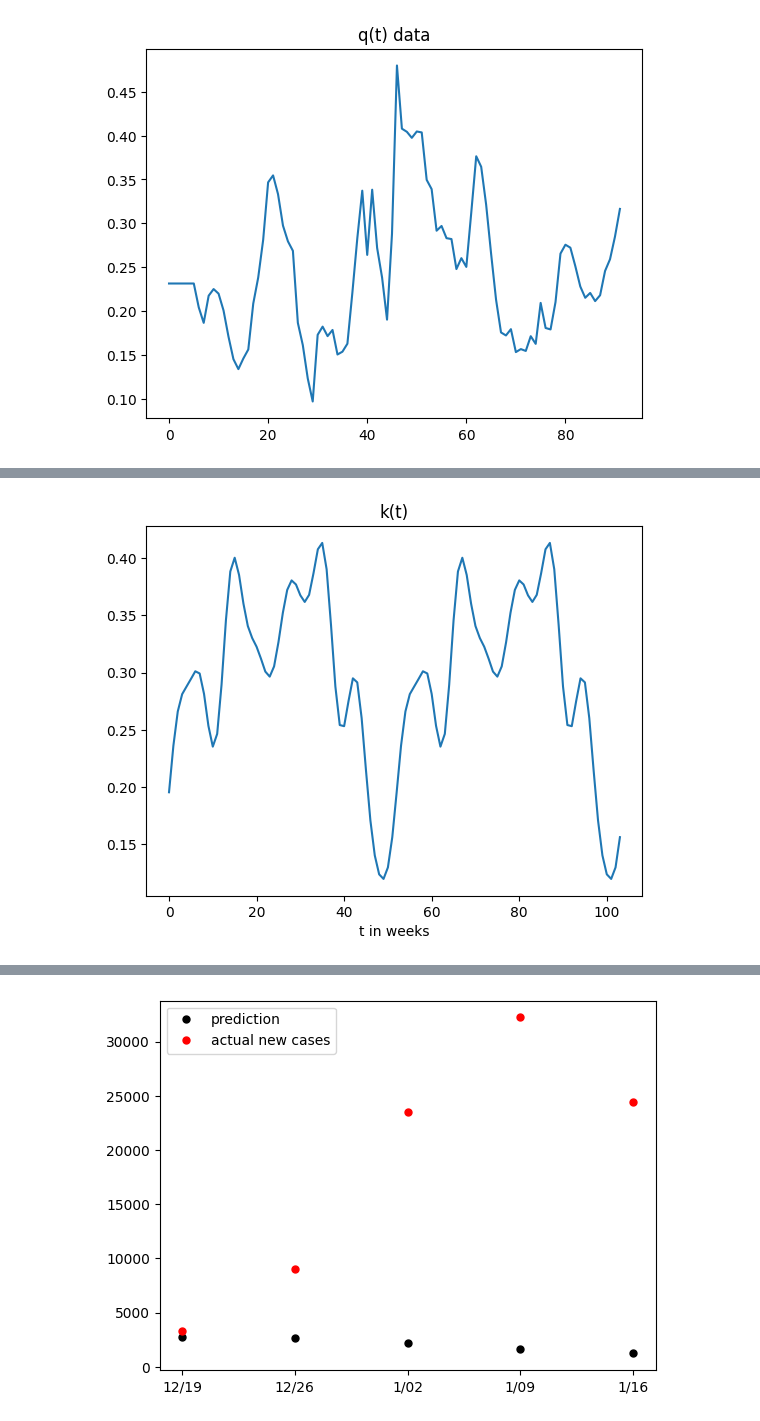
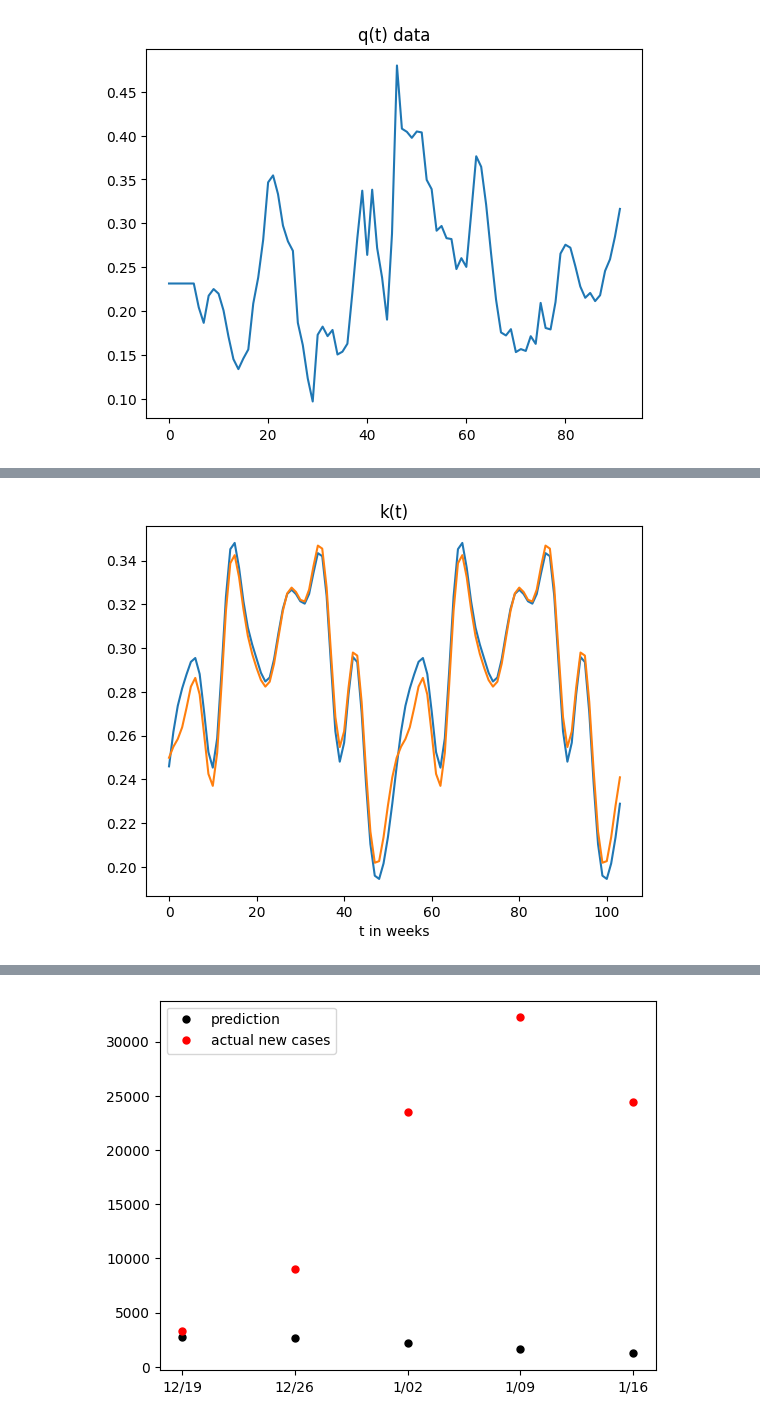
Before and after one commit to seon9cho/COVID-DataAssimilation, a Jupyter notebook: SIR_COVID1.ipynb, the cells around one changed output, grey strips where cells are left out. Drawn from its saved outputs; the diff is of its cells as text; code cells hidden in the pictures.

```diff
--- a/SIR_COVID1.ipynb
+++ b/SIR_COVID1.ipynb
@@ -128,9 +128,6 @@ def fourier_series(t, *args):
     a = args[1:N+1]
     b = args[N+1:]
     return c + sum(a[i]*np.cos(2*np.pi*t*i/52) + b[i]*np.sin(2*np.pi*t*i/52) for i in range(N))
-# %%
-k = lambda c, a, b, x: c + sum(a[i]*np.cos(2*np.pi*x*i/52) + b[i]*np.sin(2*np.pi*x*i/52) for i in range(len(a)))
-q = lambda c, a, b, x: c + sum(a[i]*np.cos(2*np.pi*x*i/52) + b[i]*np.sin(2*np.pi*x*i/52) for i in range(len(a)))
 # %%
 # Generating k data
 
@@ -227,8 +224,8 @@ def ode_adjoint(t, P):
     R = SIR_sol.sol(t)[2]
 
     P_S = fourier_series(t, *k_guess)*I*(P[0] - P[1])
-    P_I = I - I_poly(t) + fourier_series(t, *k_guess)*S*(P[0] - P[1]) + fourier_series(t, *q_guess)*(P[1] - P[2])
-    P_R = R - R_poly(t)
+    P_I = I - I_obs(t) + fourier_series(t, *k_guess)*S*(P[0] - P[1]) + fourier_series(t, *q_guess)*(P[1] - P[2])
+    P_R = R - R_obs(t)
 
     return np.vstack([P_S, P_I, P_R])
 
@@ -260,27 +257,23 @@ np.set_printoptions(suppress=True, precision=8)
 # %%
 N = len(t_cc_data)
 num_coefs = 10
-k = np.copy(k_guess)
-q = np.copy(q_guess)
-I0 = 0.0006
+k_coefs = np.copy(k_guess)
+q_coefs = np.copy(q_guess)
+I0 = 0.0021
 R0 = 0
 S0 = 1 - I0 - R0
-u0 = np.array([S0, I0, R0])
-
-n_iter = 100
-lr = 0.01
-
+u0 = [S0, I0, R0]
 cost_hist = []
 param_hist = []
 # %%
-n_iter = 100
+n_iter = 50
 lr = 0.0001
 for i in range(n_iter):
     print("Step {}".format(i))
 
-    SIR_sol = solve_ivp(ode_fun, [0, 100], u0, args=(*k, *q), dense_output=True)
+    SIR_sol = solve_ivp(ode_fun, [0, 100], u0, args=(*k_coefs, *q_coefs), dense_output=True)
 
-    cost_func = lambda t: (SIR_sol.sol(t)[1] - I_poly(t))**2 + (SIR_sol.sol(t)[2] - R_poly(t))**2
+    cost_func = lambda t: (SIR_sol.sol(t)[1] - I_obs(t))**2 + (SIR_sol.sol(t)[2] - R_obs(t))**2
     J = 0.5 * sum(cost_func(t) for t in range(N+1))
     print("Cost: {:.6}".format(J))
     cost_hist.append(J)
@@ -290,9 +283,12 @@ for i in range(n_iter):
         I = SIR_sol.sol(t)[1]
         R = SIR_sol.sol(t)[2]
 
+        k = fourier_series(t, *k_coefs)
+        q = fourier_series(t, *q_coefs)
+
         P_S = fourier_series(t, *k)*I*(P[0] - P[1])
-        P_I = I - I_poly(t) + fourier_series(t, *k)*S*(P[0] - P[1]) + fourier_series(t, *q)*(P[1] - P[2])
-        P_R = R - R_poly(t)
+        P_I = I - I_obs(t) + k*S*(P[0] - P[1]) + q*(P[1] - P[2])
+        P_R = R - R_obs(t)
 
         return np.vstack([P_S, P_I, P_R])
 
@@ -324,7 +320,7 @@ for i in range(n_iter):
     J_I0 = -p.sol(0)[1]
     J_R0 = -p.sol(0)[2]
 
-    u_grad = np.array([J_I0 - J_S0, J_R0 - J_S0])
+    u_grad = J_I0 - J_S0
     k_grad = np.array([J_c_k] + J_a_k + J_b_k)
     q_grad = np.array([J_c_q] + J_a_q + J_b_q)
 
@@ -337,9 +333,9 @@ for i in range(n_iter):
     # print(k_grad)
     # print(q_grad)
     # print()
-    k -= lr*k_grad / np.linalg.norm(k_grad)
-    q -= lr*q_grad / np.linalg.norm(q_grad)
-    u0[1:] -= 0.001*lr*u_grad / np.linalg.norm(u_grad)
+    k_coefs -= lr*k_grad / np.linalg.norm(k_grad)
+    q_coefs -= lr*q_grad / np.linalg.norm(q_grad)
+    u0[1] -= 0.001*lr*u_grad / np.linalg.norm(u_grad)
     u0[0] = 1 - u0[1] - u0[2]
 
     # print(u0)
@@ -396,12 +374,13 @@ array([0.99941608, 0.00057641, 0.00000751])
 # %%
 t = np.arange(104)
 fig = plt.figure()
-plt.plot(fourier_series(t, *k))
+plt.plot(fourier_series(t, *k_guess))
+plt.plot(fourier_series(t, *k_coefs))
 plt.title("k(t)")
 plt.xlabel("t in weeks")
 plt.show()
 fig.savefig("SIR1_k.png")
 # %% [output]
-[figure, old version]
+[figure, new version]
 # %%
 fig = plt.figure()
```
Also changed, not shown: parts of 18 cells of this notebook, 2 other files.
